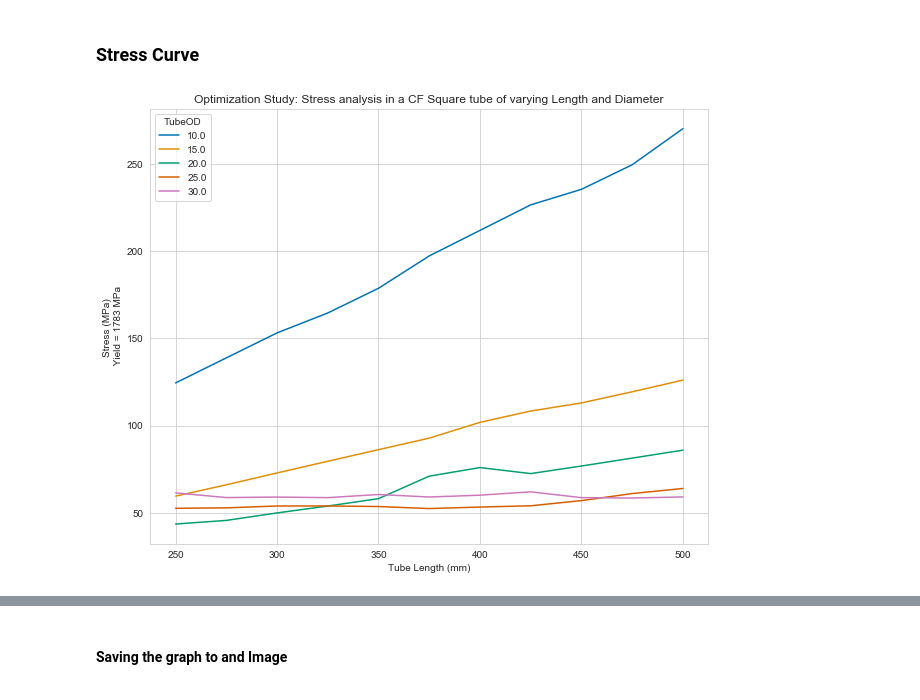
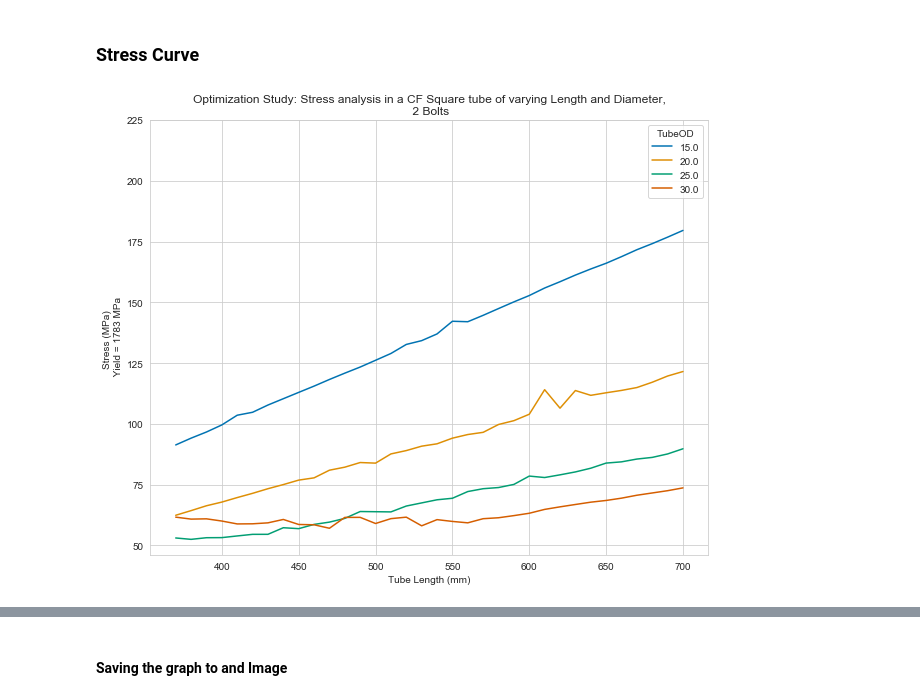
Before and after one commit to MBorrageiro/MScDrone-Py-Notebooks, a Jupyter notebook: solidworks-sim-displayer/SWDataDisplayer.ipynb, the cells around one changed output, grey strips where cells are left out. Drawn from its saved outputs; the diff is of its cells as text; code cells hidden in the pictures.

Commit message:
Update: backing up notebook with boom data

```diff
--- a/solidworks-sim-displayer/SWDataDisplayer.ipynb
+++ b/solidworks-sim-displayer/SWDataDisplayer.ipynb
@@ -225,0 +253,3 @@ Modeled Components for 20Kg thrust production:
+# %%
+dfSq2Bolts = pd.read_csv("cleanedCSVs/clean_CFSquareBoom20Kg2Bolts.csv")
+dfSq4Bolts = pd.read_csv("cleanedCSVs/clean_CFSquareBoom20Kg4Bolts.csv")
@@ -235,12 +286,17 @@ df.head()
+# %%
+#tempDf = df[df['TubeOD']!=10]
+disp2Bolts = dfSq2Bolts[(dfSq2Bolts['TubeLength']>=370)&(dfRnd2Bolts['TubeOD']>10)]
+disp4Bolts = dfSq4Bolts[dfSq4Bolts['TubeLength']>=370]
 # %% [markdown]
 ### Stress Curve
 # %%
 fig = plt.figure(figsize=(10,8))
 sns.set_style("whitegrid")
-sns.lineplot(x=df['TubeLength'],y=df['Stress1'],data=df,hue=df['TubeOD'],palette='colorblind')
+sns.lineplot(x=disp2Bolts['TubeLength'],y=disp2Bolts['Stress1'],data=disp2Bolts,hue=disp2Bolts['TubeOD'],palette='colorblind')
 plt.xlabel("Tube Length (mm)")
 plt.ylabel("Stress (MPa) \n Yield = 1783 MPa")
-plt.title("Optimization Study: Stress analysis in a CF Square tube of varying Length and Diameter")
+#plt.yticks([50,75,100,125,150,175,200,225])
+plt.title("Optimization Study: Stress analysis in a CF Square tube of varying Length and Diameter,\n 2 Bolts")
 plt.show()
 # %% [output]
-[figure, old version]
+[figure, new version]
```
Also changed, not shown: parts of 54 cells of this notebook.
